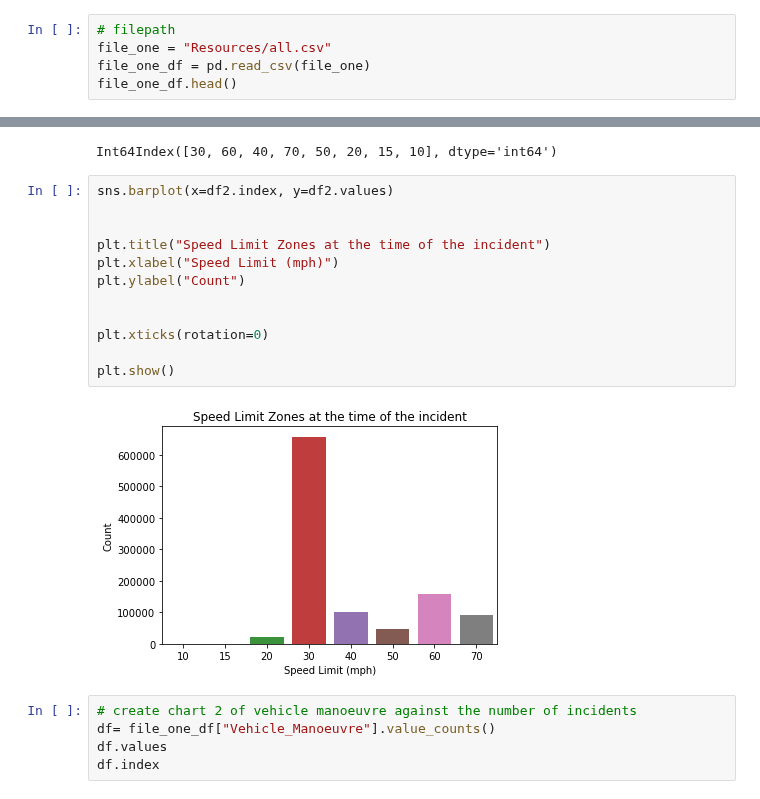
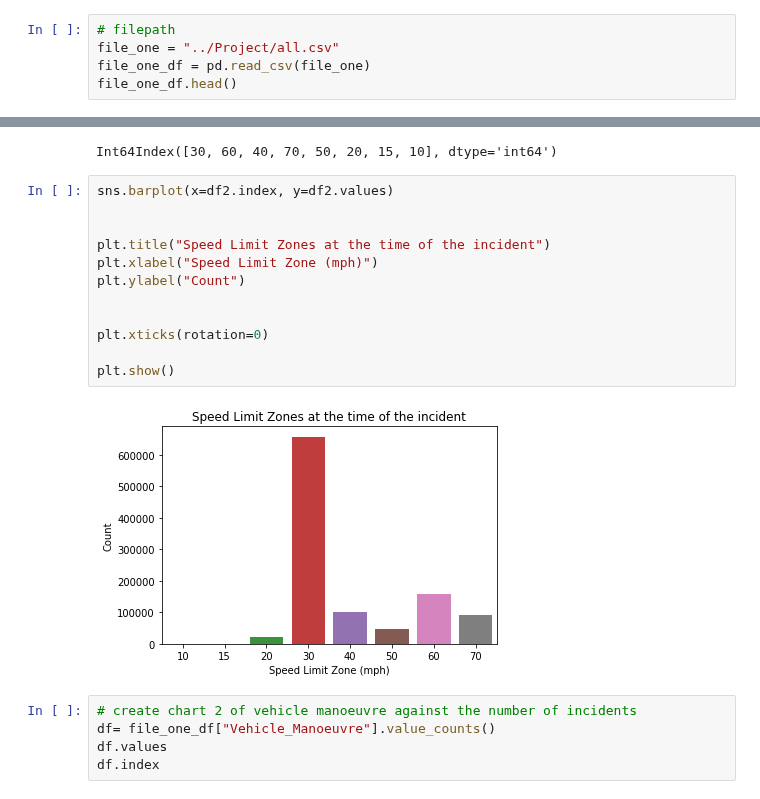
Before and after one commit to Garywtne/Team_Project_One, a Jupyter notebook: 06_Speed Limit Project - FINAL.ipynb, the cells around one changed output, grey strips where cells are left out. Cells and saved outputs as stored; diff of their text form.

Commit message:
corrected Speed file

```diff
--- a/06_Speed Limit Project - FINAL.ipynb
+++ b/06_Speed Limit Project - FINAL.ipynb
@@ -15,7 +15,7 @@ import numpy as np
 import matplotlib.pyplot as plt
 # %%
 # filepath
-file_one = "Resources/all.csv"
+file_one = "../Project/all.csv"
 file_one_df = pd.read_csv(file_one)
 file_one_df.head()
 # %% [output]
@@ -51,17 +51,17 @@ Int64Index([30, 60, 40, 70, 50, 20, 15, 10], dtype='int64')
 # %%
 sns.barplot(x=df2.index, y=df2.values)
 
 
 plt.title("Speed Limit Zones at the time of the incident")
-plt.xlabel("Speed Limit (mph)")
+plt.xlabel("Speed Limit Zone (mph)")
 plt.ylabel("Count")
 
 
 plt.xticks(rotation=0)
 
 plt.show()
 # %% [output]
-[figure, old version]
+[figure, new version]
 # %%
 # create chart 2 of vehicle manoeuvre against the number of incidents
 df= file_one_df["Vehicle_Manoeuvre"].value_counts()
```
Also changed, not shown: parts of 1 cell of this notebook.
